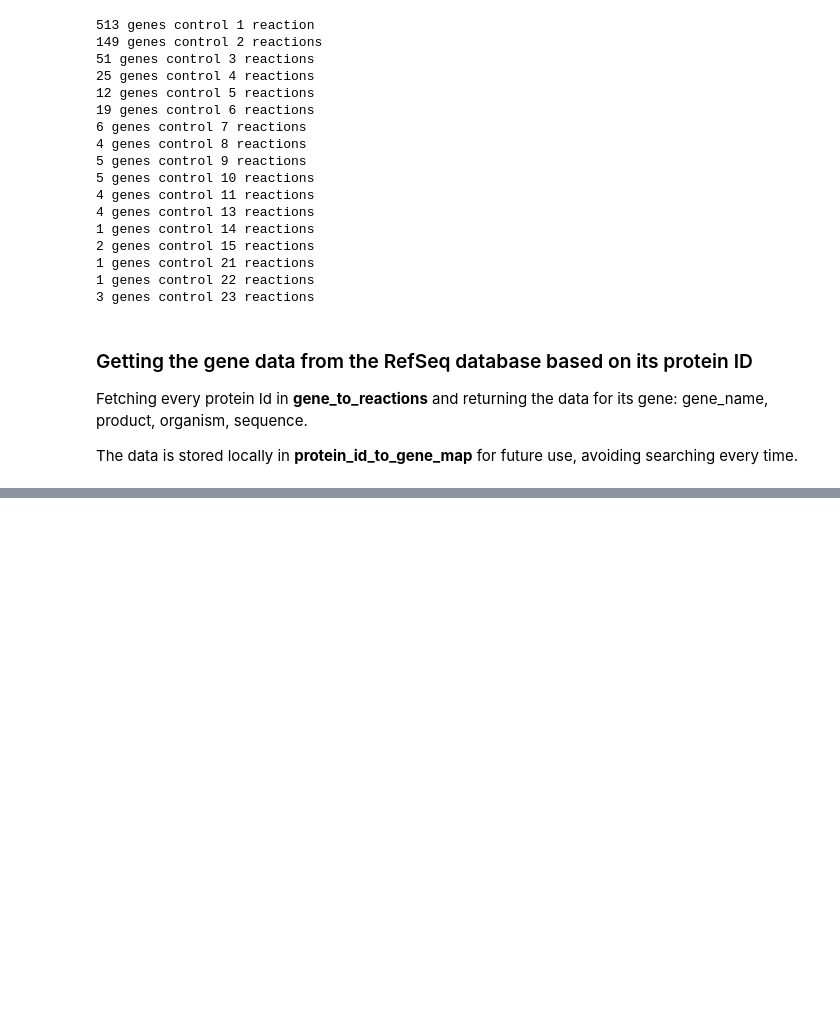
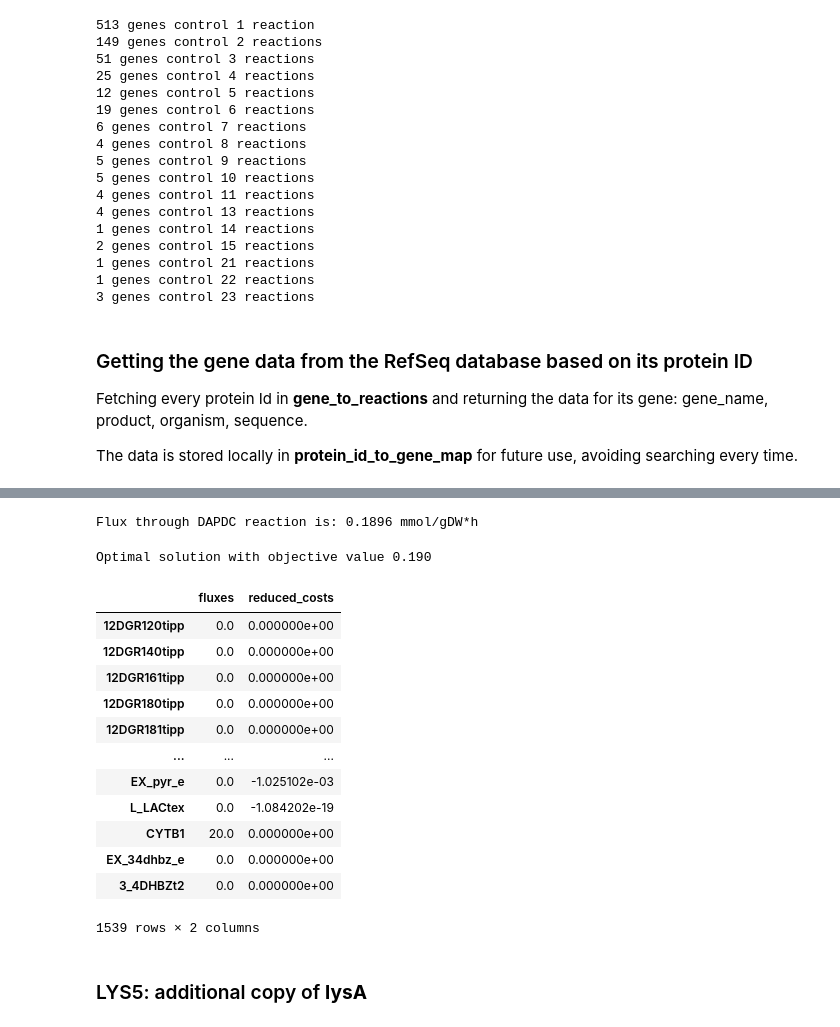
Before and after one commit to 27410/group-assingment-group-9, a Jupyter notebook: main_script.ipynb, the cells around one changed output, grey strips where cells are left out. Drawn from its saved outputs; the diff is of its cells as text; code cells hidden in the pictures; blank space fills up the shorter version.

```diff
--- a/main_script.ipynb
+++ b/main_script.ipynb
@@ -459,0 +664,31 @@ model.reactions.DAPDC
+# %%
+model_LYS_4 = model_LYS_3.copy()
+
+fold_change = 1.5
+
+model_LYS_4.reactions.DHDPRy.bounds = (model_LYS_3.reactions.DHDPRy.lower_bound, fold_change*model_LYS_3.reactions.DHDPRy.upper_bound)
+
+model_LYS_4.objective = model_LYS_4.reactions.DAPDC
+solution_LYS_4 = model_LYS_4.optimize()
+print(f'Flux through DAPDC reaction is: {round(solution_LYS_4["DAPDC"], 4)} mmol/gDW*h')
+
+
+solution_LYS_4
+# %% [output]
+Flux through DAPDC reaction is: 0.1896 mmol/gDW*h
+Optimal solution with objective value 0.190
+|  | fluxes | reduced_costs |
+| 12DGR120tipp | 0.0 | 0.000000e+00 |
+| 12DGR140tipp | 0.0 | 0.000000e+00 |
+| 12DGR161tipp | 0.0 | 0.000000e+00 |
+| 12DGR180tipp | 0.0 | 0.000000e+00 |
+| 12DGR181tipp | 0.0 | 0.000000e+00 |
+| ... | ... | ... |
+| EX_pyr_e | 0.0 | -1.025102e-03 |
+| L_LACtex | 0.0 | -1.084202e-19 |
+| CYTB1 | 20.0 | 0.000000e+00 |
+| EX_34dhbz_e | 0.0 | 0.000000e+00 |
+| 3_4DHBZt2 | 0.0 | 0.000000e+00 |
+1539 rows × 2 columns
+# %% [markdown]
+### LYS5: additional copy of **lysA**
```
Also changed, not shown: parts of 72 cells of this notebook, 1 other file.
